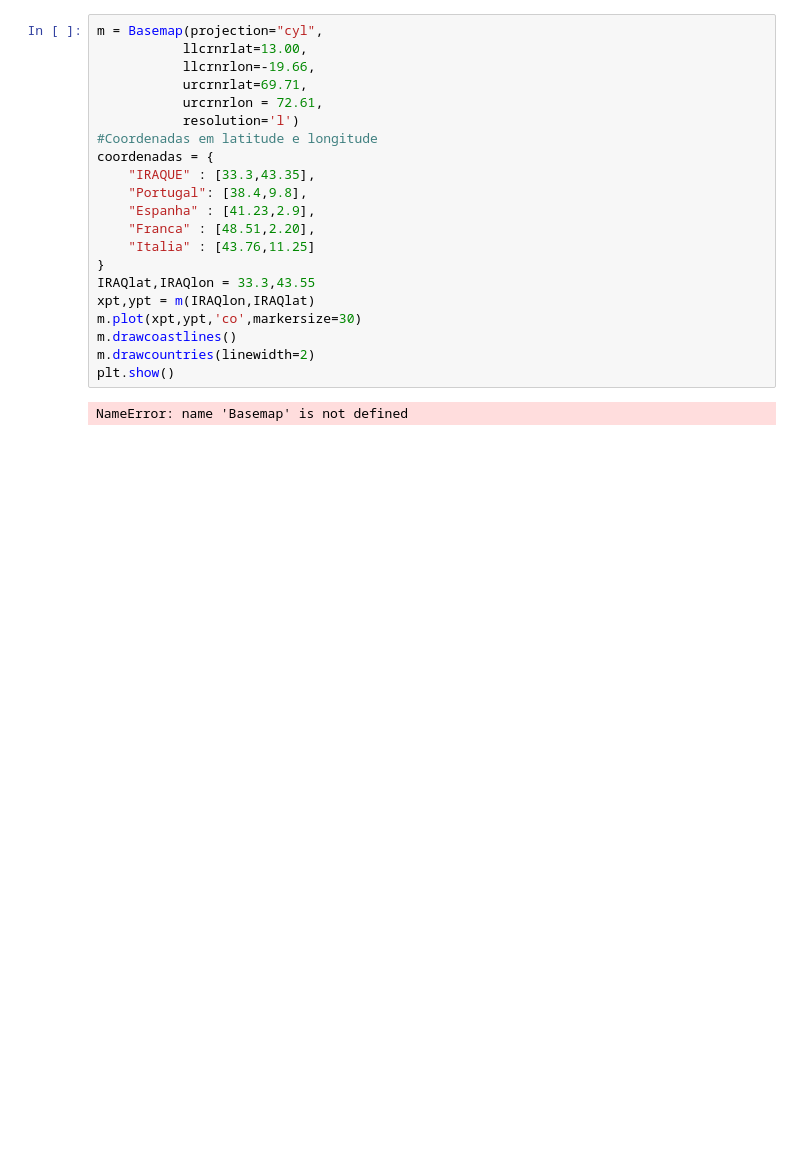
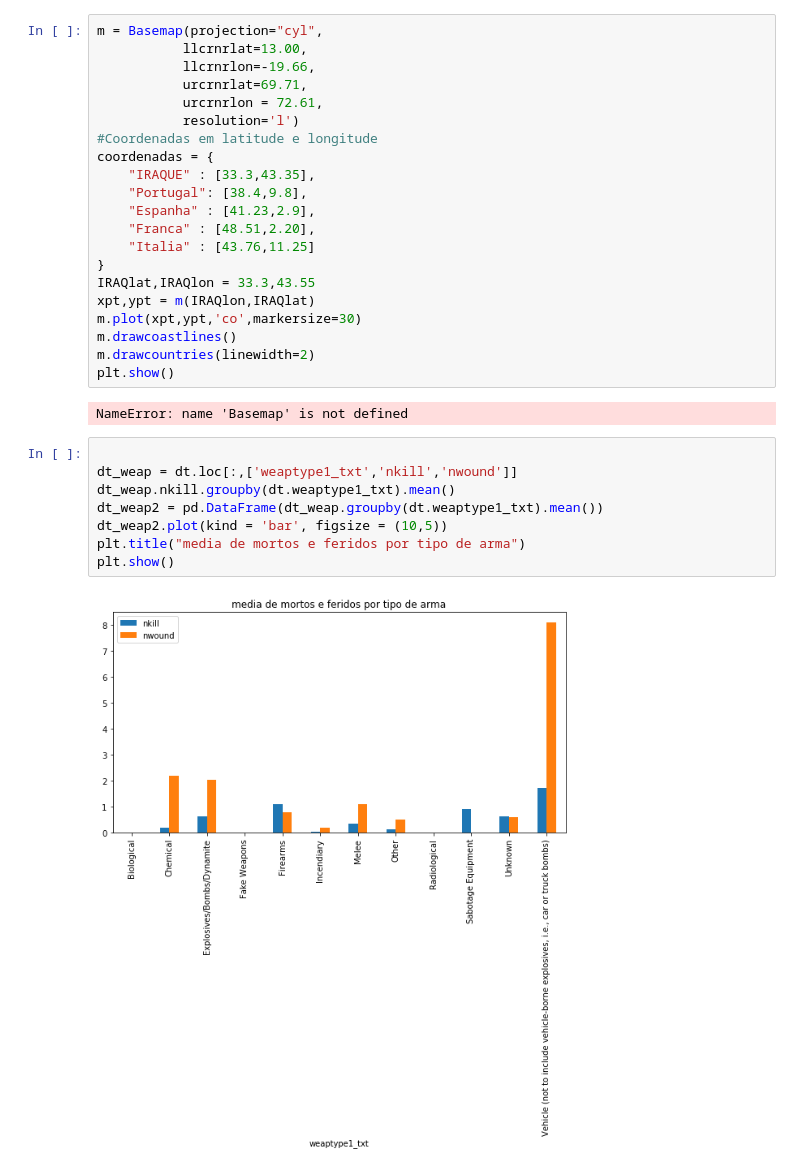
Before and after one commit to gpizzigh/CD-Projeto-3, a Jupyter notebook: Osamento Bindados.ipynb, the cells around one changed output. Saved outputs shown, nothing was run; the diff lists cells and outputs as text; blank space fills up the shorter version.

```diff
--- a/Osamento Bindados.ipynb
+++ b/Osamento Bindados.ipynb
@@ -110,3 +129,13 @@ m.drawcountries(linewidth=2)
 plt.show()
 # %% [output]
 NameError: name 'Basemap' is not defined
+# %%
+
+dt_weap = dt.loc[:,['weaptype1_txt','nkill','nwound']]
+dt_weap.nkill.groupby(dt.weaptype1_txt).mean()
+dt_weap2 = pd.DataFrame(dt_weap.groupby(dt.weaptype1_txt).mean())
+dt_weap2.plot(kind = 'bar', figsize = (10,5))
+plt.title("media de mortos e feridos por tipo de arma")
+plt.show()
+# %% [output]
+[figure, added]
```
Also changed, not shown: parts of 11 cells of this notebook.
